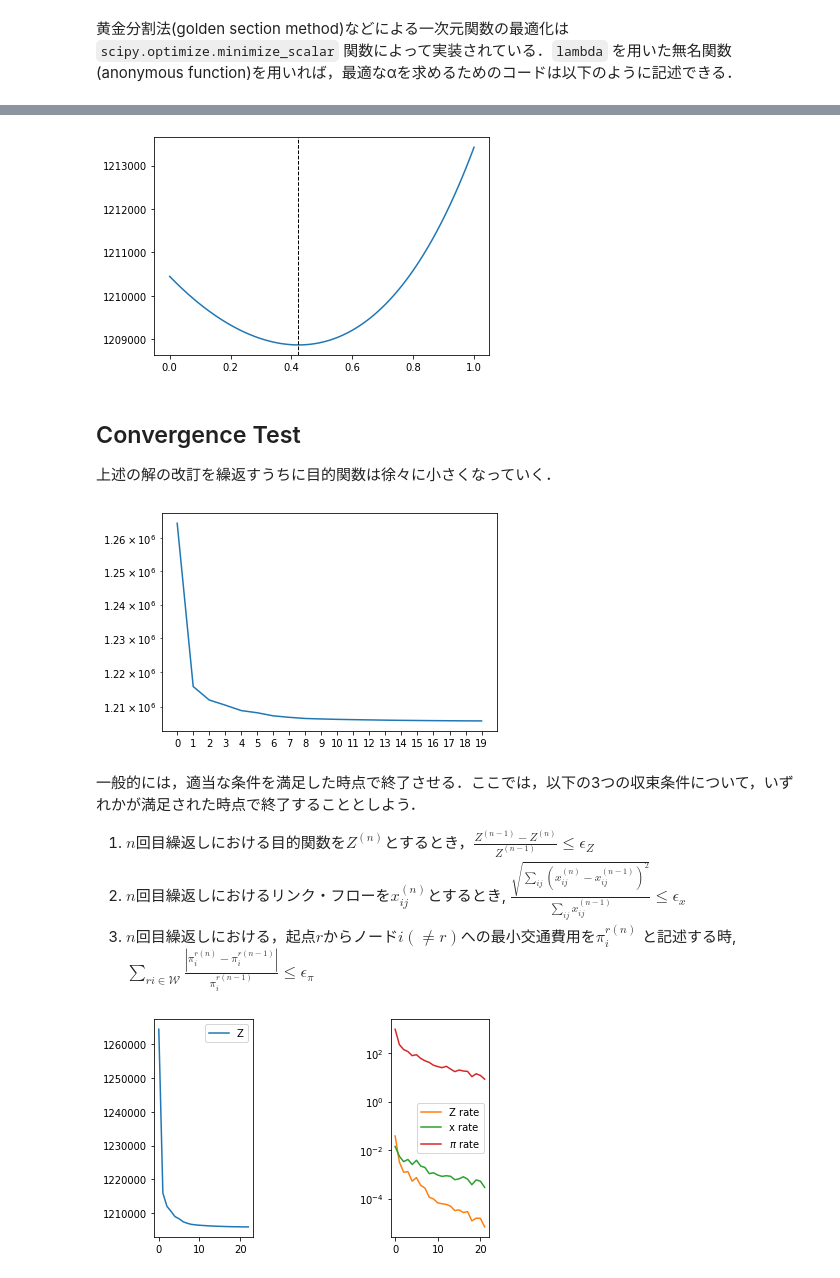
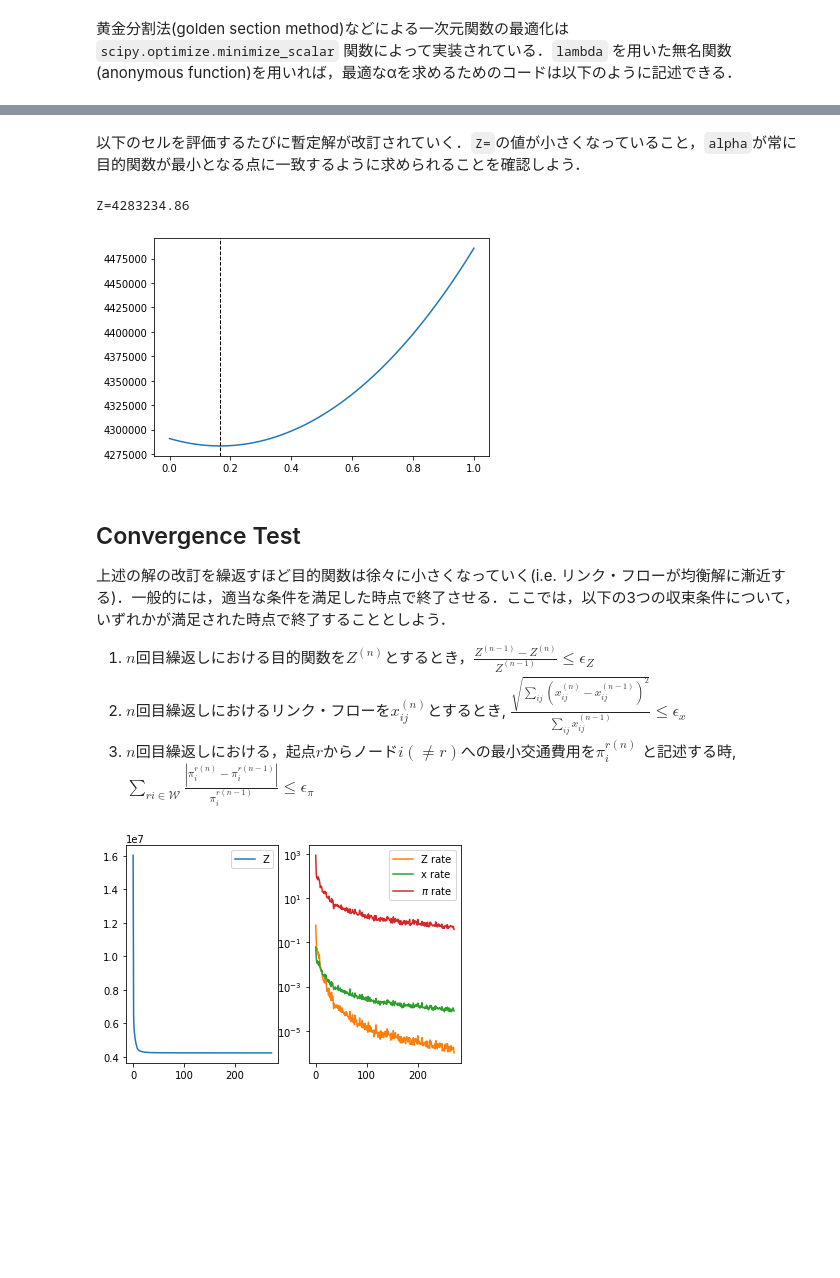
Before and after one commit to nagae/UrbanRoadNetworkAnalyses, a Jupyter notebook: UTN_UE.ipynb, the cells around one changed output, grey strips where cells are left out. Cells and saved outputs as stored; diff of their text form; code cells hidden in the pictures; blank space fills up the shorter version.

```diff
--- a/UTN_UE.ipynb
+++ b/UTN_UE.ipynb
@@ -282,8 +282,9 @@ import numpy as np
 import scipy as sp
 from scipy import sparse
 from operator import itemgetter, attrgetter
-import TNTP
+from IPython.lib.pretty import pprint
+import TNTP #
 root = 'data' # データフォルダのルート
-dir_name = 'Anaheim' # ネットワーク・データの格納されたフォルダ名
+dir_name = 'SiouxFalls' # ネットワーク・データの格納されたフォルダ名
 ntw = TNTP.Network(root, dir_name)
 # %% [output]
@@ -516,5 +526,7 @@ $\mathbf{x}^{(n+1)} := \mathbf{x}^{(n)} + \alpha (\mathbf{y}^{(n)} - \mathbf{x}^
 # %%
 x = ntw.AoN_init()  # give x0 as the first tentative solution
+# %% [markdown]
+以下のセルを評価するたびに暫定解が改訂されていく．`Z=`の値が小さくなっていること，`alpha`が常に目的関数が最小となる点に一致するように求められることを確認しよう．
 # %%
 # evaluating this cell updates the tentative solution
 y = ntw.AoN(ntw.t_mat(x))
@@ -523,27 +535,13 @@ alpha_set = np.arange(0, 1+Dalpha, Dalpha)
 plt.plot(alpha_set, [ntw.Z((1-alpha)*x+alpha*y) for alpha in alpha_set])
 plt.axvline(x = alpha, color='black', linestyle='dashed', linewidth=1)
 x += alpha*(y-x)
+print("Z=%8.2f"%ntw.Z(x))
 # %% [output]
+Z=4283234.86
-[figure, old version]
+[figure, new version]
-# %% [markdown]
-## Convergence Test
-上述の解の改訂を繰返すうちに目的関数は徐々に小さくなっていく．
-# %%
-Z = list()
-x = ntw.AoN_init()
-for itr in range(20):
-    Z.append(ntw.Z(x))
-    y = ntw.AoN(ntw.t_mat(x))
-    alpha = ntw.FindAlpha(x,y)
-    x+= alpha*(y-x)
-# %%
-plt.plot(Z)
-plt.xticks(range(20))
-plt.yscale('log')
-# %% [output]
-[figure, removed]
 # %% [markdown]
-一般的には，適当な条件を満足した時点で終了させる．ここでは，以下の3つの収束条件について，いずれかが満足された時点で終了することとしよう．
+## Convergence Test
+上述の解の改訂を繰返すほど目的関数は徐々に小さくなっていく(i.e. リンク・フローが均衡解に漸近する)．一般的には，適当な条件を満足した時点で終了させる．ここでは，以下の3つの収束条件について，いずれかが満足された時点で終了することとしよう．
 1. $n$回目繰返しにおける目的関数を$Z^{(n)}$とするとき，$\frac{Z^{(n-1)}-Z^{(n)}}{Z^{(n-1)}} \leq \epsilon_{Z}$
 2. $n$回目繰返しにおけるリンク・フローを$x_{ij}^{(n)}$とするとき, $\frac{\sqrt{
 \sum_{ij} \left( x_{ij}^{(n)} - x_{ij}^{(n-1)}\right)^{2}
@@ -557,12 +555,13 @@ plt.yscale('log')
   }
   {\pi_{i}^{r(n-1)}} \leq \epsilon_{\pi}$
 # %%
-max_itr = 100 # the upper limit of iteration
-TOL_Z_rate = 1e-5 # epsilon_Z
+# Parameters for convergence test
+max_itr = 500 # the upper limit of iteration
+TOL_Z_rate = 1e-6 # epsilon_Z
 TOL_x_rate = 1e-5 # epsilon_x
 TOL_pi_rate = 1e-5 # epsilon_pi
 
-# lists for log
+# Lists for log
 Z = list() # objective function at each iteration
 Z_rate = list() # change rate in the objective function
 x_rate = list() # change rate in the link flow
@@ -594,20 +593,21 @@ for itr in range(max_itr):
     # Memorize the current solution
     x0 = x.copy()
     pi0 = pi.copy()
+    Z0 = Z
 # %%
 # Plot the convergence of Z, Z_rate, x_rate, pi_rate
 plt.subplot(1,2,1)
 plt.plot(Z,'C0', label="Z")
 plt.legend()
 plt.yscale('linear')
-plt.subplot(1,2,3)
+plt.subplot(1,2,2)
 plt.plot(Z_rate, 'C1',label="Z rate")
 plt.plot(x_rate, 'C2', label="x rate")
 plt.plot(pi_rate, 'C3', label="$\pi$ rate")
 plt.legend()
 plt.yscale('log')
 # %% [output]
-[figure, old version]
+[figure, new version]
 # %%
 # show the link flow as bars
 plt.bar(range(ntw.num_links), x)
```
Also changed, not shown: parts of 12 cells of this notebook, 1 other file.
